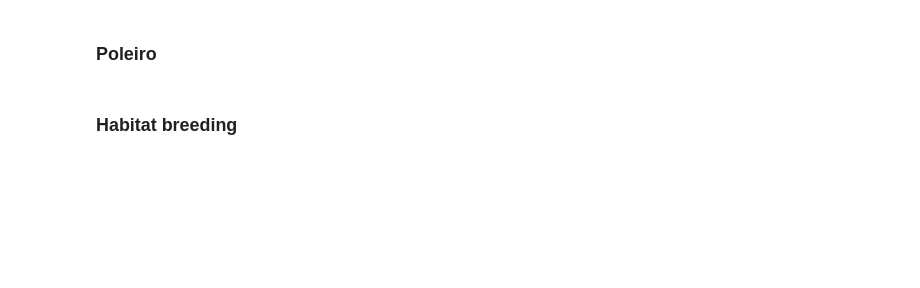
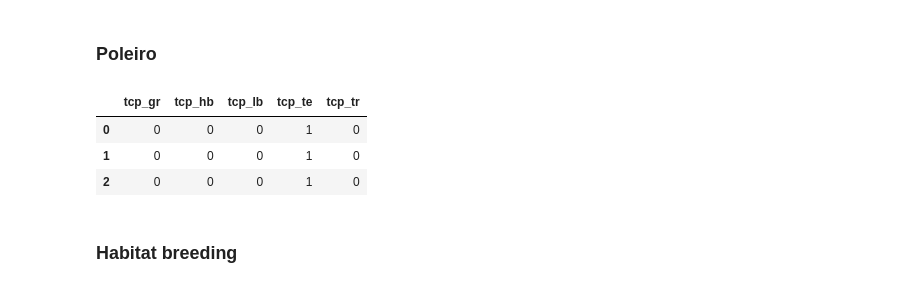
Before and after one commit to pedrosiracusa/guia_anuros_chapada, a Jupyter notebook: build/notebooks/clean_species_datasheet.ipynb, the cells around one changed output. Cells and saved outputs as stored; diff of their text form; code cells hidden in the pictures; blank space fills up the shorter version.

```diff
--- a/build/notebooks/clean_species_datasheet.ipynb
+++ b/build/notebooks/clean_species_datasheet.ipynb
@@ -75,5 +99,4 @@ df['vernacularNames'] = df['vernacularNames'].apply(extractVernacularNames)
 # %%
 df['Red List'] = df['Red List'].str.lower()
 df.loc[ df['Red List']=='não avaliada','Red List']='ne'
+df = pd.get_dummies(data=df, prefix='redlist', columns=['Red List'], dtype=int)
-# %%
-df = pd.get_dummies(data=df, prefix='redlist', columns=['Red List'])
@@ -95,13 +131,13 @@ df['detectability'] = df['detectability']\
     .str.replace('[^\w]','',regex=True)\
     .str.replace('ê','e')\
     .str.lower()
+
+subst_dict = {
+    'muitofrequente': 'ff',
+    'frequente':'f',
+    'raro': 'r',
+    'muitoraro': 'rr'
+}
+
+df['detectability'] = df['detectability'].apply(lambda x: subst_dict[x] if x is not np.NaN else x)
+df = pd.get_dummies(df, prefix='detectability',columns=['detectability'], dtype=int)
-# %%
-subst_dict = {
-    'muitofrequente': 'ff',
-    'frequente':'f',
-    'raro': 'r',
-    'muitoraro': 'rr'
-}
-
-df['detectability'] = df['detectability'].apply(lambda x: subst_dict[x] if x is not np.NaN else x)
-df = pd.get_dummies(df, prefix='detectability',columns=['detectability'])
@@ -120,3 +163,10 @@ df.drop('poleiro', axis=1, inplace=True)
+# %%
+df[['tcp_gr','tcp_hb','tcp_lb','tcp_te','tcp_tr']].head(3)
+# %% [output]
+|  | tcp_gr | tcp_hb | tcp_lb | tcp_te | tcp_tr |
+| 0 | 0 | 0 | 0 | 1 | 0 |
+| 1 | 0 | 0 | 0 | 1 | 0 |
+| 2 | 0 | 0 | 0 | 1 | 0 |
 # %% [markdown]
 ### Habitat breeding
 # %%
```
Also changed, not shown: parts of 59 cells of this notebook, 12 other files.
